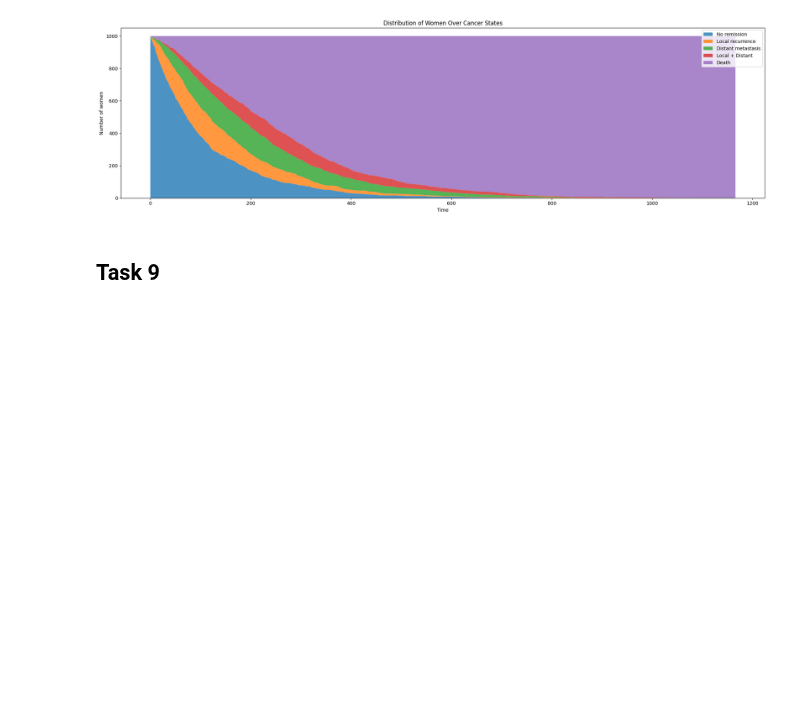
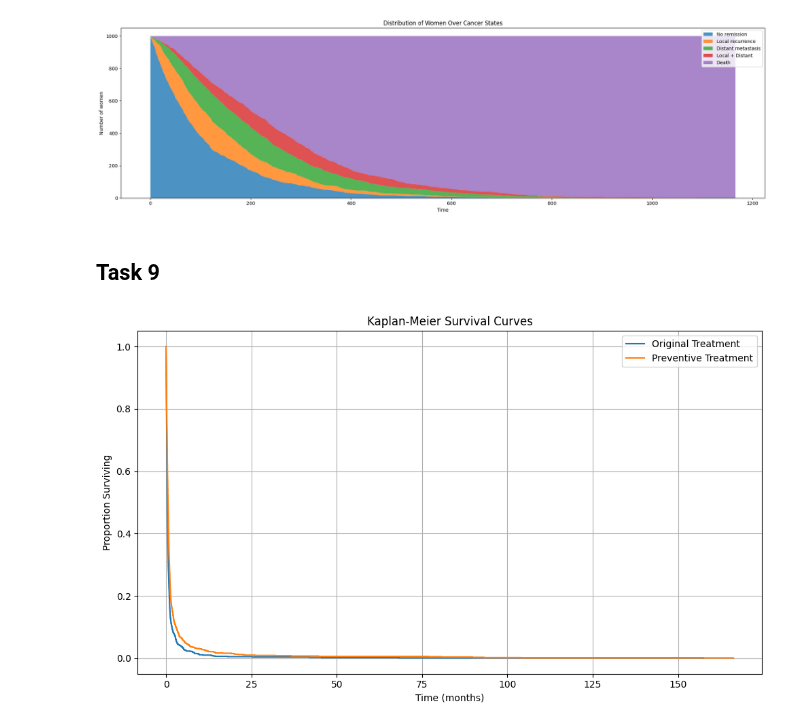
Before and after one commit to AntonJorg/stochastic_simulation, a Jupyter notebook: project1/Part2.ipynb, the cells around one changed output. Saved outputs shown, nothing was run; the diff lists cells and outputs as text; code cells hidden in the pictures; blank space fills up the shorter version.

```diff
--- a/project1/Part2.ipynb
+++ b/project1/Part2.ipynb
@@ -312,0 +320,11 @@ for i in range(Q_9.shape[0]):
+# %%
+P_9 = np.zeros_like(Q_9)
+for i in range(Q_9.shape[0]):
+    if Q_9[i, i] != 0:
+        P_9[i] = Q_9[i] / -Q_9[i, i]
+        P_9[i, i] = 0
+
+assert np.allclose(P_9[:-1].sum(axis=1), 1), "Rows of P_9 should sum to one"
+
+Q_s_9 = Q_9[:-1, :-1]
+q_9 = -1 / np.diag(Q_s_9)
@@ -312,0 +372,27 @@ for i in range(Q_9.shape[0]):
+# %%
+from lifelines import KaplanMeierFitter
+
+def plot_kaplan_meier(old_results, new_results):
+    kmf = KaplanMeierFitter()
+
+    plt.figure(figsize=(10, 6))
+
+    # Original treatment
+    kmf.fit(old_results["lifetimes"], label="Original Treatment")
+    kmf.plot(ci_show=False)
+
+    # Preventive treatment
+    kmf.fit(new_results["lifetimes"], label="Preventive Treatment")
+    kmf.plot(ci_show=False)
+
+    plt.xlabel("Time (months)")
+    plt.ylabel("Proportion Surviving")
+    plt.title("Kaplan-Meier Survival Curves")
+    plt.grid(True)
+    plt.legend()
+    plt.tight_layout()
+    plt.show()
+
+plot_kaplan_meier(results, results_9)
+# %% [output]
+[figure, added]
```
Also changed, not shown: parts of 9 cells of this notebook.
